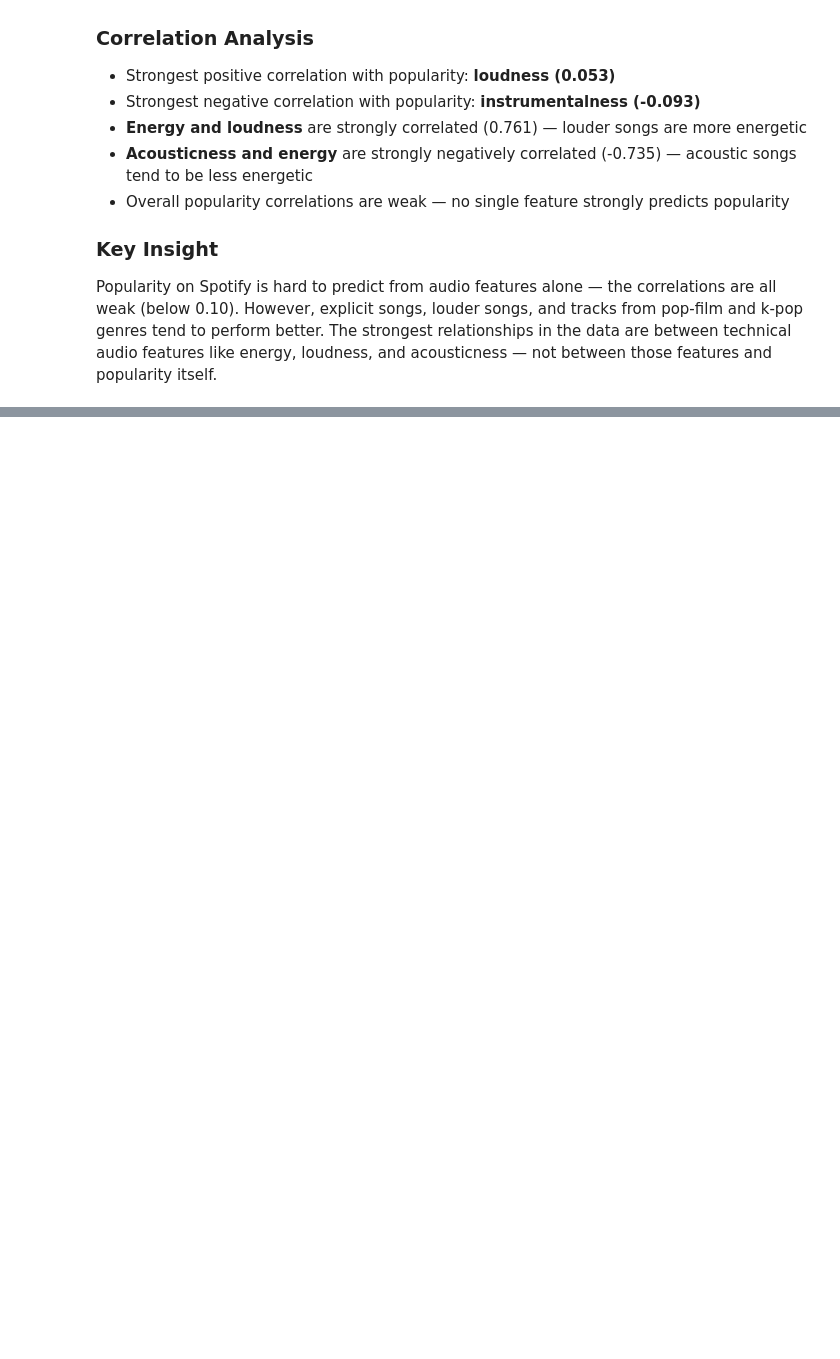
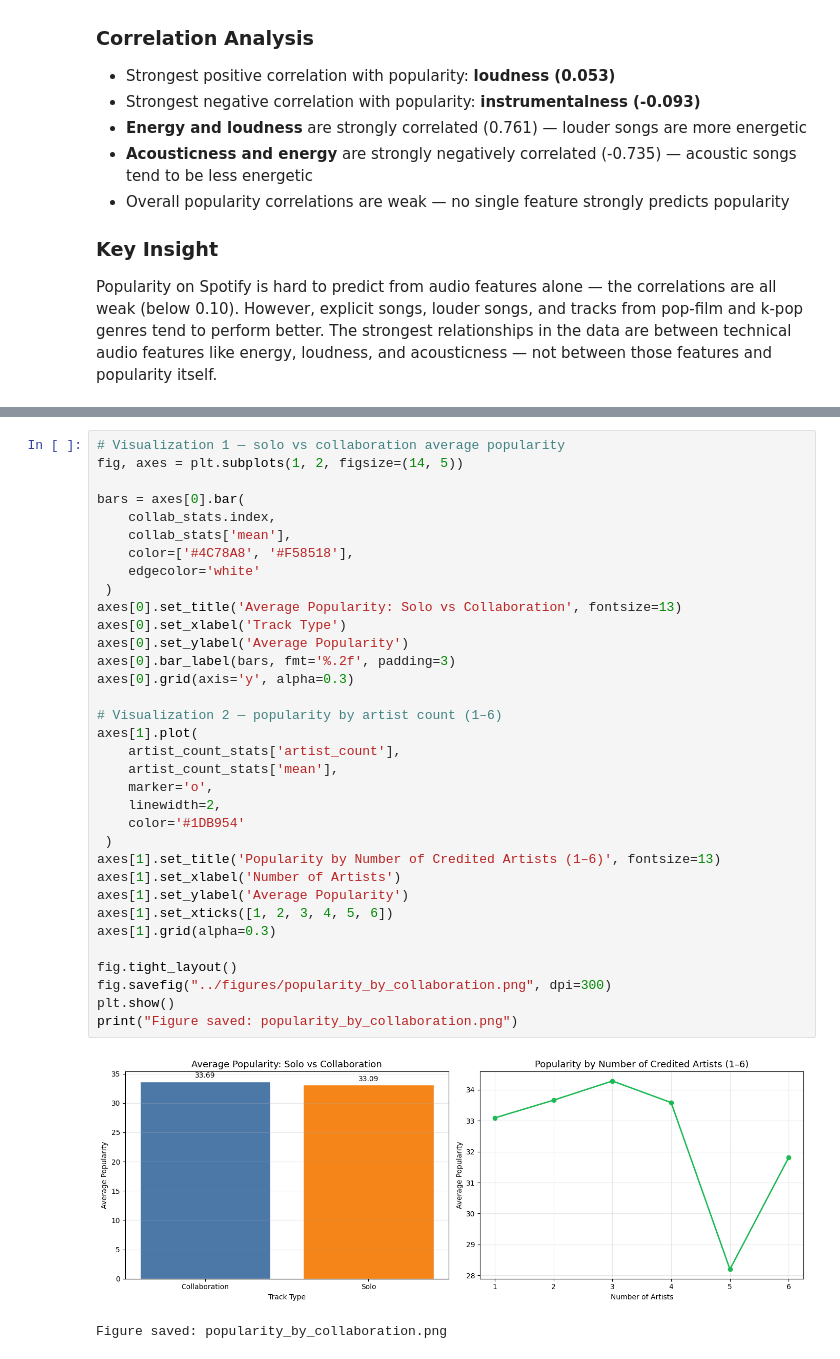
Before and after one commit to Dhumo986/cis4930-sp26-project-group-04, a Jupyter notebook: notebooks/analysis.ipynb, the cells around one changed output, grey strips where cells are left out. Cells and saved outputs as stored; diff of their text form; blank space fills up the shorter version.

```diff
--- a/notebooks/analysis.ipynb
+++ b/notebooks/analysis.ipynb
@@ -642,0 +750,37 @@ not between those features and popularity itself.
+# %%
+# Visualization 1 — solo vs collaboration average popularity
+fig, axes = plt.subplots(1, 2, figsize=(14, 5))
+
+bars = axes[0].bar(
+    collab_stats.index,
+    collab_stats['mean'],
+    color=['#4C78A8', '#F58518'],
+    edgecolor='white'
+ )
+axes[0].set_title('Average Popularity: Solo vs Collaboration', fontsize=13)
+axes[0].set_xlabel('Track Type')
+axes[0].set_ylabel('Average Popularity')
+axes[0].bar_label(bars, fmt='%.2f', padding=3)
+axes[0].grid(axis='y', alpha=0.3)
+
+# Visualization 2 — popularity by artist count (1–6)
+axes[1].plot(
+    artist_count_stats['artist_count'],
+    artist_count_stats['mean'],
+    marker='o',
+    linewidth=2,
+    color='#1DB954'
+ )
+axes[1].set_title('Popularity by Number of Credited Artists (1–6)', fontsize=13)
+axes[1].set_xlabel('Number of Artists')
+axes[1].set_ylabel('Average Popularity')
+axes[1].set_xticks([1, 2, 3, 4, 5, 6])
+axes[1].grid(alpha=0.3)
+
+fig.tight_layout()
+fig.savefig("../figures/popularity_by_collaboration.png", dpi=300)
+plt.show()
+print("Figure saved: popularity_by_collaboration.png")
+# %% [output]
+[figure, added]
+Figure saved: popularity_by_collaboration.png
```
Also changed, not shown: parts of 7 cells of this notebook, 3 other files.
